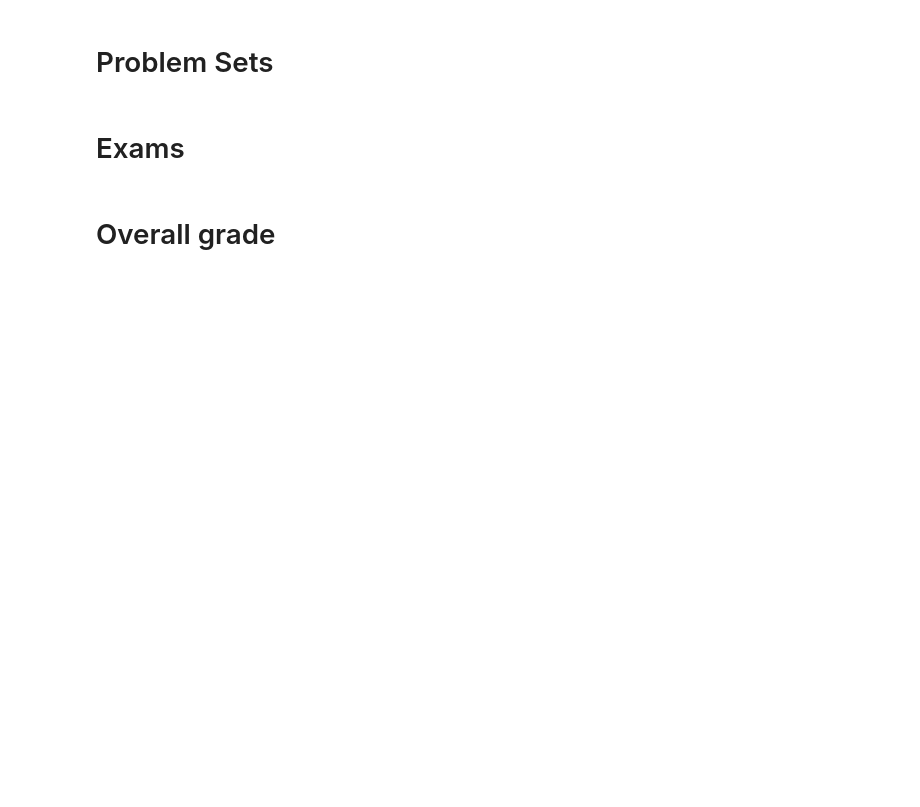
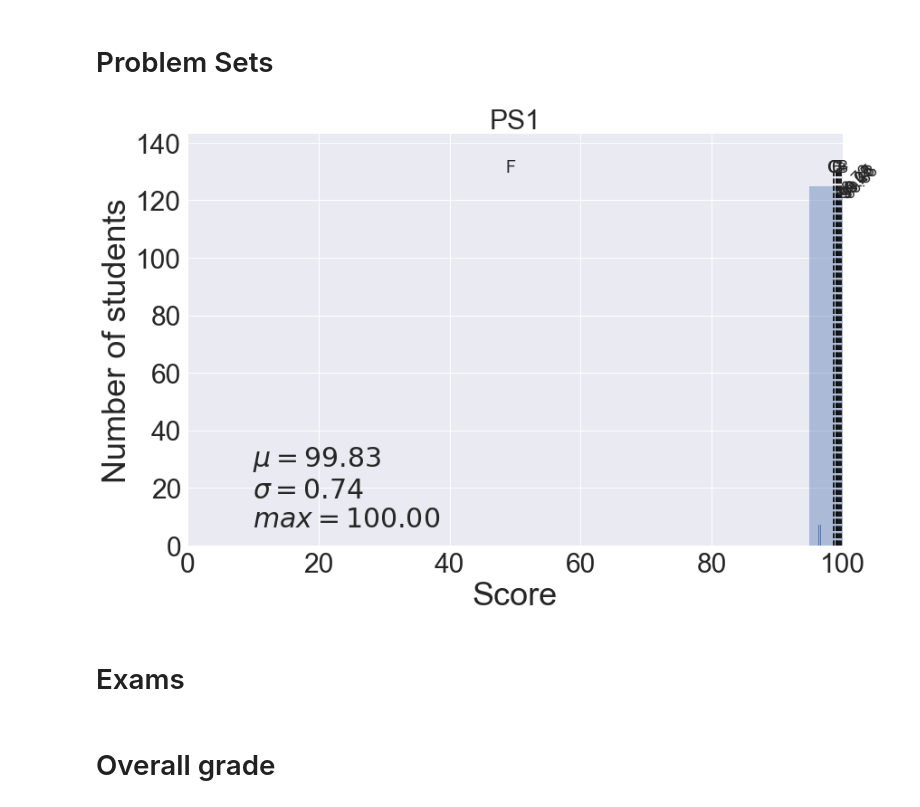
Before and after one commit to materialsvirtuallab/ceng114, a Jupyter notebook: grades/statsw2017.ipynb, the cells around one changed output. Drawn from its saved outputs; the diff is of its cells as text; code cells hidden in the pictures; blank space fills up the shorter version.

```diff
--- a/grades/statsw2017.ipynb
+++ b/grades/statsw2017.ipynb
@@ -132,7 +146,9 @@ def assign_grades(d, column_name, cutoffs):
 # %% [markdown]
 # Problem Sets
 # %%
-#cutoffs = bar_plot(d, "PS1", annotate=True)
+cutoffs = bar_plot(d, "PS1", annotate=True)
+# %% [output]
+[figure, added]
 # %%
 #cutoffs = bar_plot(d, "PS2", annotate=True)
 # %%
```
Also changed, not shown: parts of 2 cells of this notebook, 1 other file.
